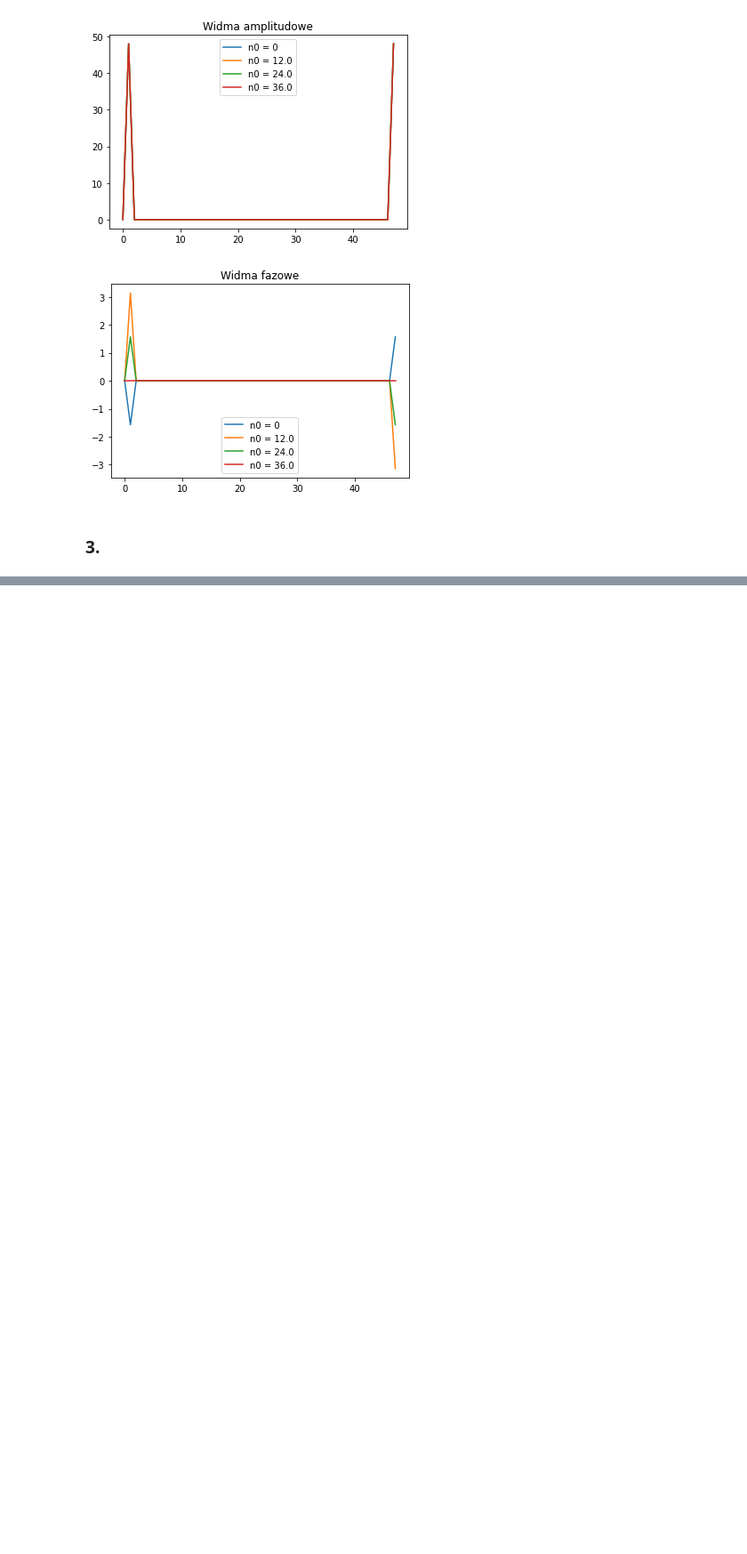
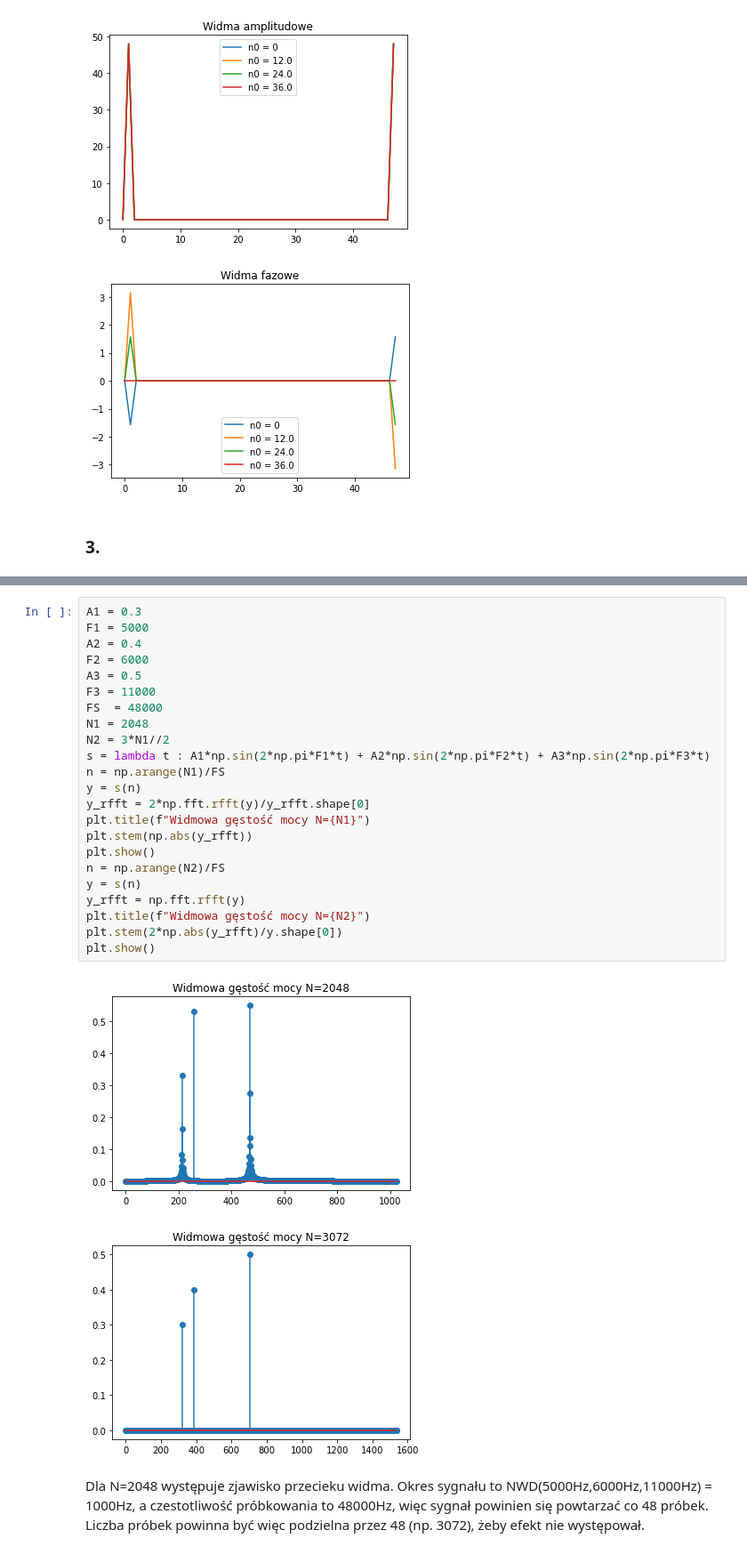
Before and after one commit to piotrszmurlo/WMM22L, a Jupyter notebook: Lab1/lab1.ipynb, the cells around one changed output, grey strips where cells are left out. Shown at 89% size. Drawn from its saved outputs; the diff is of its cells as text; blank space fills up the shorter version.

```diff
--- a/Lab1/lab1.ipynb
+++ b/Lab1/lab1.ipynb
@@ -124,0 +167,28 @@ plt.show()
+# %%
+A1 = 0.3
+F1 = 5000
+A2 = 0.4
+F2 = 6000
+A3 = 0.5
+F3 = 11000
+FS  = 48000
+N1 = 2048
+N2 = 3*N1//2
+s = lambda t : A1*np.sin(2*np.pi*F1*t) + A2*np.sin(2*np.pi*F2*t) + A3*np.sin(2*np.pi*F3*t)
+n = np.arange(N1)/FS
+y = s(n)
+y_rfft = 2*np.fft.rfft(y)/y_rfft.shape[0]
+plt.title(f"Widmowa gęstość mocy N={N1}")
+plt.stem(np.abs(y_rfft))
+plt.show()
+n = np.arange(N2)/FS
+y = s(n)
+y_rfft = np.fft.rfft(y)
+plt.title(f"Widmowa gęstość mocy N={N2}")
+plt.stem(2*np.abs(y_rfft)/y.shape[0])
+plt.show()
+# %% [output]
+[figure, added]
+[figure, added]
+# %% [markdown]
+Dla N=2048 występuje zjawisko przecieku widma. Okres sygnału to NWD(5000Hz,6000Hz,11000Hz) = 1000Hz, a czestotliwość próbkowania to 48000Hz, więc sygnał powinien się powtarzać co 48 próbek. Liczba próbek powinna być więc podzielna przez 48 (np. 3072), żeby efekt nie występował.
```
Also changed, not shown: parts of 5 cells of this notebook.
